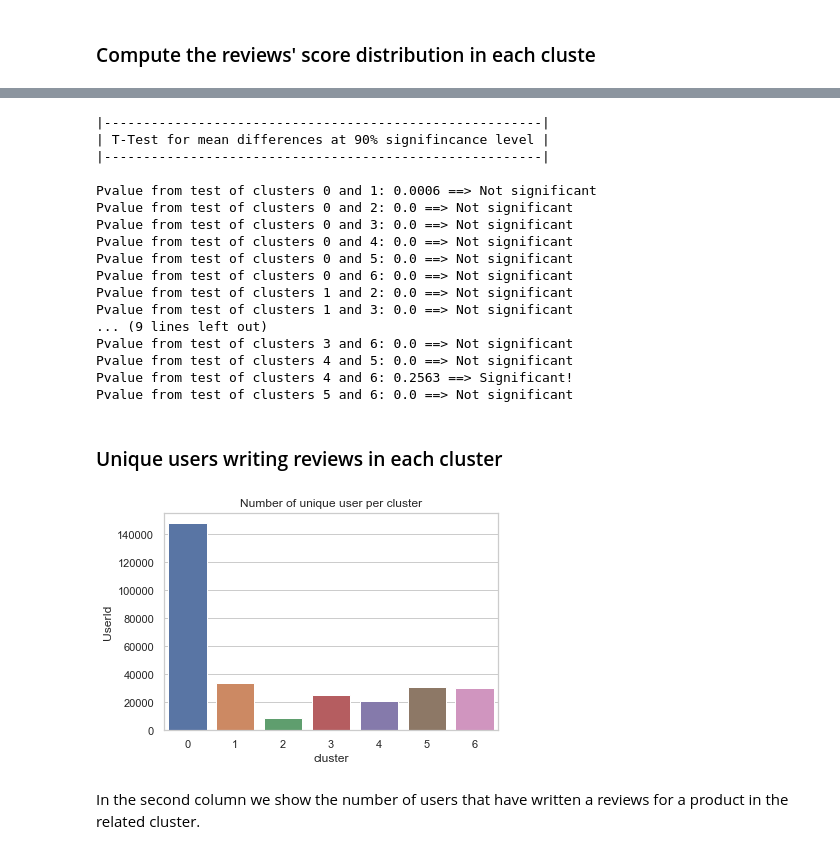
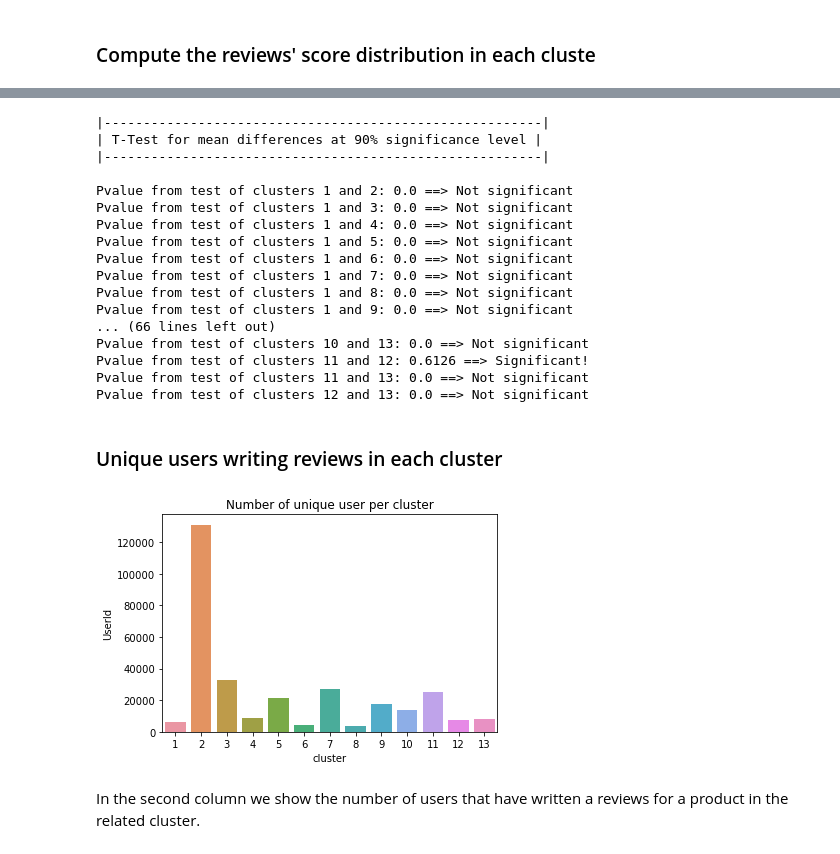
Before and after one commit to domenicocinque/ADM-HW4, a Jupyter notebook: HW4_Q2.ipynb, the cells around one changed output, grey strips where cells are left out. Drawn from its saved outputs; the diff is of its cells as text; code cells hidden in the pictures.

```diff
--- a/HW4_Q2.ipynb
+++ b/HW4_Q2.ipynb
@@ -131,6 +155,6 @@ matrix = csr_matrix(matrix)
 # %%
 from sklearn.decomposition import TruncatedSVD
 # %%
-svd = TruncatedSVD(n_components=2500, random_state=42)
+svd = TruncatedSVD(n_components=450)
 svd.fit(matrix)
 # %% [output]
@@ -282,13 +326,11 @@ We create another column to the dataset which contains the cluster number the re
 from sklearn.cluster import KMeans
 import seaborn as sns
 
-kmeans = KMeans(n_clusters=7, random_state=0, init='k-means++').fit(matrix)
+kmeans = KMeans(n_clusters=13, random_state=0, init='k-means++').fit(matrix)
 # %%
 labels = kmeans.labels_
 # %%
 df['cluster'] = labels
-# %%
-df['Text_Words'] = df.Text_Words.apply(lambda x: ' '.join(x))
 # %%
 df.head()
 # %% [output]
@@ -368,6 +424,7 @@ The majority of product are in the cluster about pet food, followed by tea and c
 comb = df[['ProductId','cluster']].set_index('ProductId').T.to_dict()
 # %%
 dataset['cluster'] = dataset.ProductId.apply(lambda x: comb[x]['cluster'])
+dataset.cluster = dataset.cluster+1
 # %%
 dataset
 # %% [output]
@@ -416,8 +473,8 @@ print('|--------------------------------------------------------|')
 print('| T-Test for mean differences at 90% significance level |')
 print('|--------------------------------------------------------|')
 print('')
-for i in range(7):
-    for j in range(i+1,7):
+for i in range(1, 14):
+    for j in range(i+1,14):
         res = round(stats.ttest_ind(dataset[dataset.cluster == i]['Score'], dataset[dataset.cluster == j]['Score'])[1],4)
         if res >= 0.10:
             print('Pvalue from test of clusters', i, 'and', str(j)+':', res ,'==> Significant!')
@@ -425,32 +482,32 @@ for i in range(7):
             print('Pvalue from test of clusters', i, 'and', str(j)+':', res ,'==> Not significant')
 # %% [output]
 |--------------------------------------------------------|
-| T-Test for mean differences at 90% signifincance level |
+| T-Test for mean differences at 90% significance level |
 |--------------------------------------------------------|
 
-Pvalue from test of clusters 0 and 1: 0.0006 ==> Not significant
-Pvalue from test of clusters 0 and 2: 0.0 ==> Not significant
-Pvalue from test of clusters 0 and 3: 0.0 ==> Not significant
-Pvalue from test of clusters 0 and 4: 0.0 ==> Not significant
-Pvalue from test of clusters 0 and 5: 0.0 ==> Not significant
-Pvalue from test of clusters 0 and 6: 0.0 ==> Not significant
 Pvalue from test of clusters 1 and 2: 0.0 ==> Not significant
 Pvalue from test of clusters 1 and 3: 0.0 ==> Not significant
-... (9 lines left out)
-Pvalue from test of clusters 3 and 6: 0.0 ==> Not significant
-Pvalue from test of clusters 4 and 5: 0.0 ==> Not significant
-Pvalue from test of clusters 4 and 6: 0.2563 ==> Significant!
-Pvalue from test of clusters 5 and 6: 0.0 ==> Not significant
+Pvalue from test of clusters 1 and 4: 0.0 ==> Not significant
+Pvalue from test of clusters 1 and 5: 0.0 ==> Not significant
+Pvalue from test of clusters 1 and 6: 0.0 ==> Not significant
+Pvalue from test of clusters 1 and 7: 0.0 ==> Not significant
+Pvalue from test of clusters 1 and 8: 0.0 ==> Not significant
+Pvalue from test of clusters 1 and 9: 0.0 ==> Not significant
+... (66 lines left out)
+Pvalue from test of clusters 10 and 13: 0.0 ==> Not significant
+Pvalue from test of clusters 11 and 12: 0.6126 ==> Significant!
+Pvalue from test of clusters 11 and 13: 0.0 ==> Not significant
+Pvalue from test of clusters 12 and 13: 0.0 ==> Not significant
 # %% [markdown]
 ### Unique users writing reviews in each cluster
 # %%
 obj = dataset.groupby('cluster')['UserId'].nunique().reset_index()
 # %%
-sns.set_theme(style="whitegrid")
+#sns.set_theme(style="whitegrid")
 ax = sns.barplot(x="cluster", y="UserId", data=obj)
 plt.title('Number of unique user per cluster')
 plt.show()
 # %% [output]
-[figure, old version]
+[figure, new version]
 # %% [markdown]
 In the second column we show the number of users that have written a reviews for a product in the related cluster.
```
Also changed, not shown: parts of 42 cells of this notebook.
